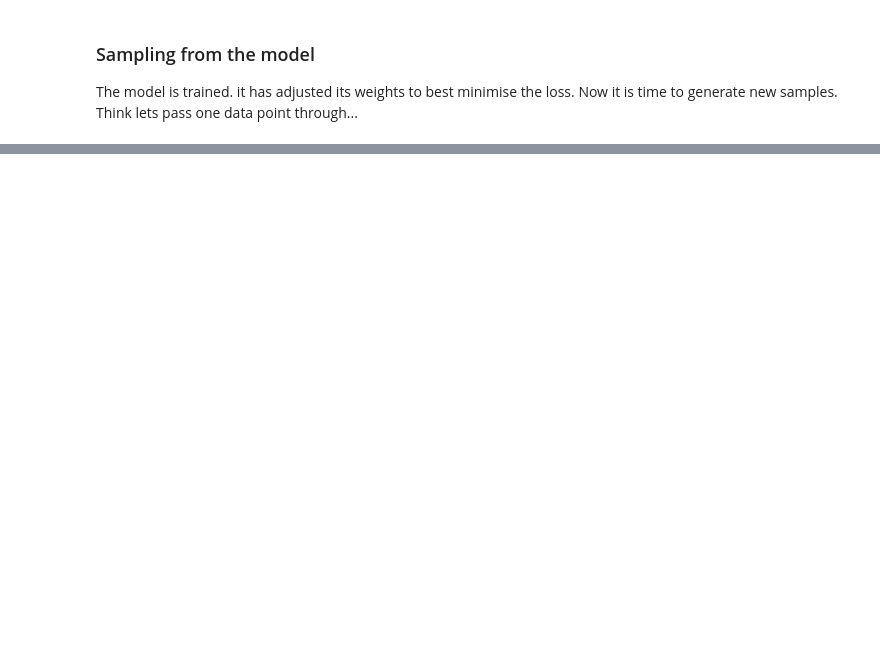
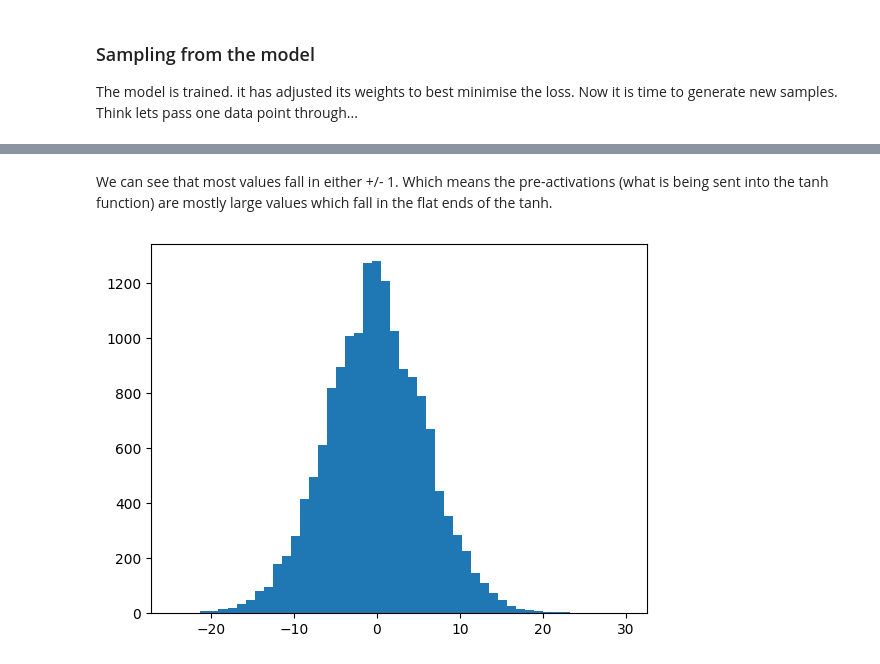
Before and after one commit to Matthew-Packham/embedding_from_first_principles, a Jupyter notebook: embeddings_from_first_principles_dirty.ipynb, the cells around one changed output, grey strips where cells are left out. Cells and saved outputs as stored; diff of their text form; code cells hidden in the pictures; blank space fills up the shorter version.

```diff
--- a/embeddings_from_first_principles_dirty.ipynb
+++ b/embeddings_from_first_principles_dirty.ipynb
@@ -804,0 +1076,8 @@ hia.
+# %% [markdown]
+We can see that most values fall in either +/- 1. Which means the pre-activations (what is being sent into the tanh function) are mostly large values which fall in the flat ends of the tanh.
+# %%
+pre_act = emb.view(-1, 3*emb_dim) @ w1 + b1
+plt.hist(pre_act.view(-1).data, bins=50)
+plt.show()
+# %% [output]
+[figure, added]
```
Also changed, not shown: parts of 67 cells of this notebook, 2 other files.
